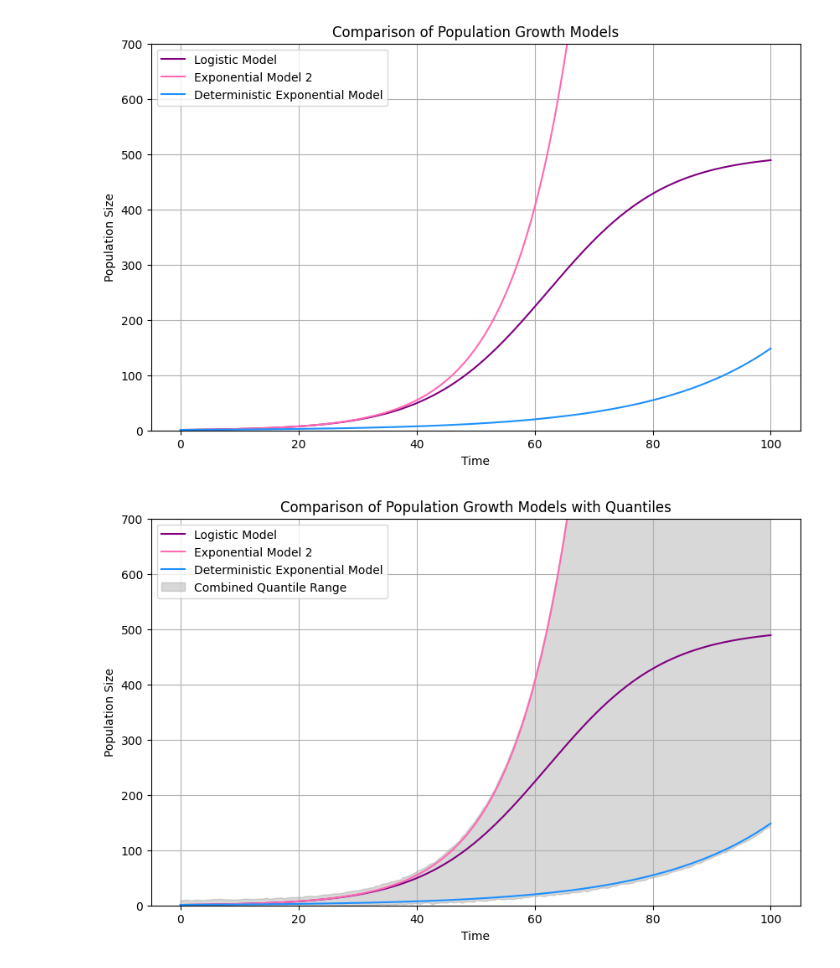
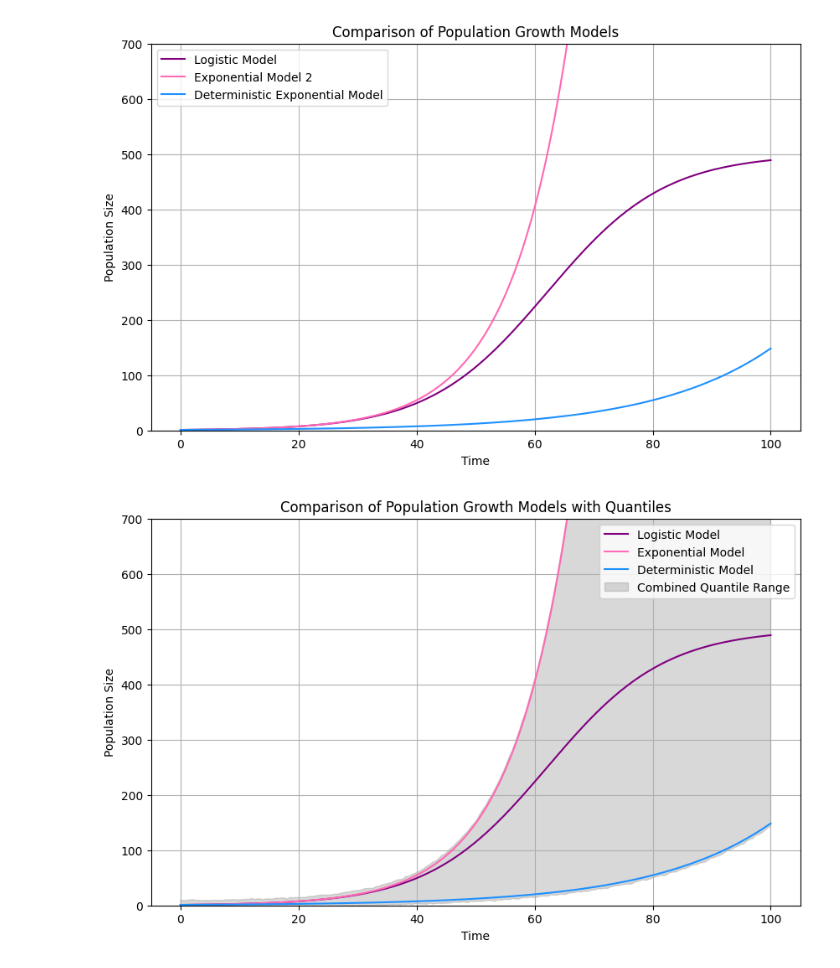
Before and after one commit to isabellac865/population_growth_models, a Jupyter notebook: 8_population_growth_models_with_combined_quantiles.ipynb, the cells around one changed output. Saved outputs shown, nothing was run; the diff lists cells and outputs as text; code cells hidden in the pictures.

Commit message:
plot labels

```diff
--- a/8_population_growth_models_with_combined_quantiles.ipynb
+++ b/8_population_growth_models_with_combined_quantiles.ipynb
@@ -51,33 +51,33 @@ combined_simulations = np.vstack([
     np.random.normal(loc=P_logistic, scale=5, size=(num_simulations, len(t))),
     np.random.normal(loc=P_exp2, scale=5, size=(num_simulations, len(t))),
     np.random.normal(loc=P_deterministic, scale=5, size=(num_simulations, len(t)))
 ])
 
 # Calculate combined quantiles
 combined_lower_quantile = np.nanquantile(combined_simulations, 0.05, axis=0)
 combined_upper_quantile = np.nanquantile(combined_simulations, 0.95, axis=0)
 
 # Plotting models combined quantile
 plt.figure(figsize=(10, 6))
 
 # Logistic Model
 plt.plot(t, P_logistic, label='Logistic Model', color='purple')
 
 # Exponential Model 2
-plt.plot(t, P_exp2, label='Exponential Model 2', color='hotpink')
+plt.plot(t, P_exp2, label='Exponential Model', color='hotpink')
 
 # Deterministic Exponential Model
-plt.plot(t, P_deterministic, label='Deterministic Exponential Model', color='dodgerblue')
+plt.plot(t, P_deterministic, label='Deterministic Model', color='dodgerblue')
 
 # Combined quantile range
 plt.fill_between(t, combined_lower_quantile, combined_upper_quantile, color='gray', alpha=0.3, label='Combined Quantile Range')
 
 plt.xlabel('Time')
 plt.ylabel('Population Size')
 plt.ylim(0, 700)
 plt.title('Comparison of Population Growth Models with Quantiles')
 plt.legend()
 plt.grid(True)
 plt.show()
 # %% [output]
-[figure, old version]
+[figure, new version]
```
